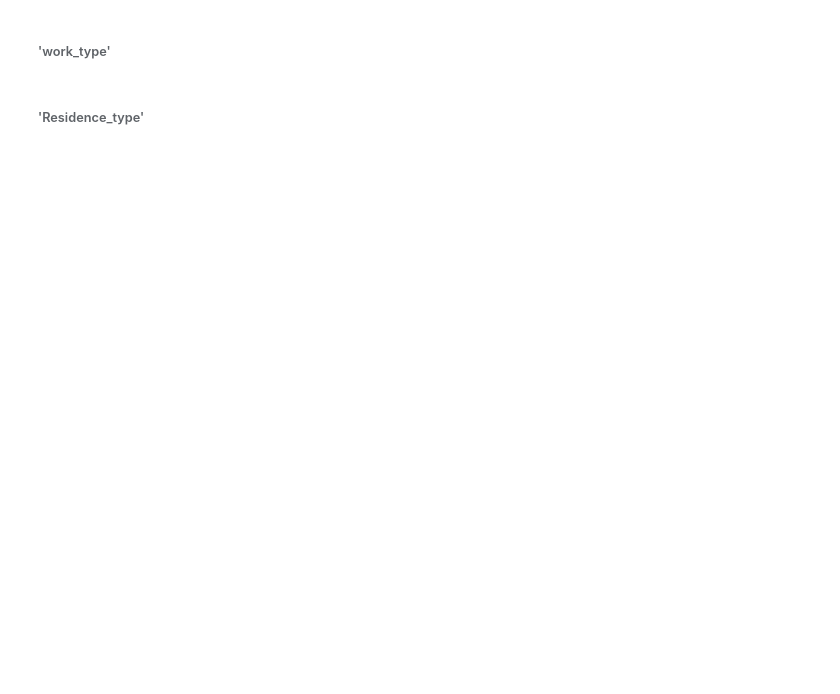
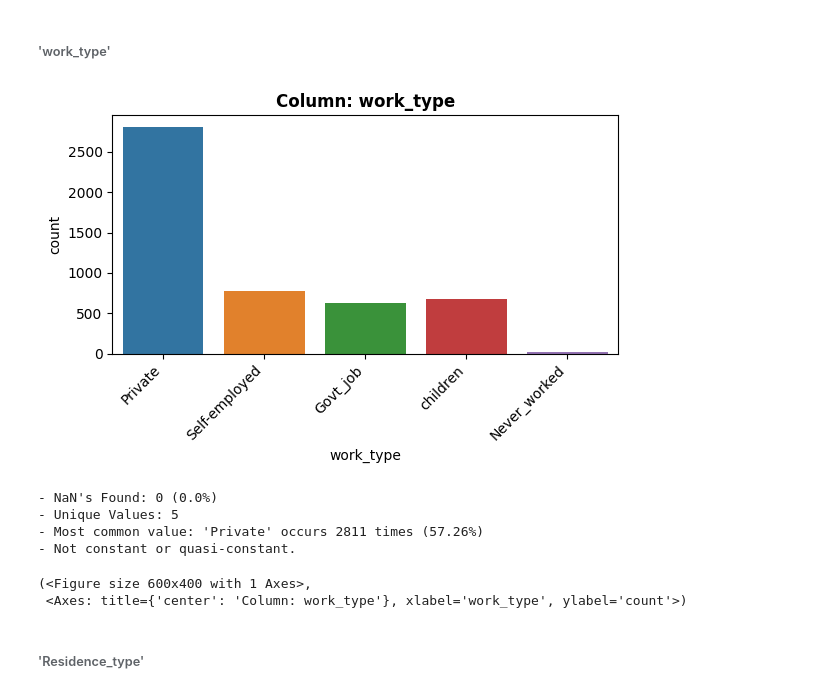
Before and after one commit to patelmedha/Stroke-Prediction, a Jupyter notebook: PROJECT_2_PART_2.ipynb, the cells around one changed output. Saved outputs shown, nothing was run; the diff lists cells and outputs as text; code cells hidden in the pictures; blank space fills up the shorter version.

```diff
--- a/PROJECT_2_PART_2.ipynb
+++ b/PROJECT_2_PART_2.ipynb
@@ -312,4 +397,14 @@ Index(['gender', 'ever_married', 'work_type', 'Residence_type',
 # %% [markdown]
 ###### 'work_type'
+# %%
+explore_categorical(df_stroke, 'work_type')
+# %% [output]
+[figure, added]
+- NaN's Found: 0 (0.0%)
+- Unique Values: 5
+- Most common value: 'Private' occurs 2811 times (57.26%)
+- Not constant or quasi-constant.
+(<Figure size 600x400 with 1 Axes>,
+ <Axes: title={'center': 'Column: work_type'}, xlabel='work_type', ylabel='count'>)
 # %% [markdown]
 ###### 'Residence_type'
```
Also changed, not shown: parts of 16 cells of this notebook.
